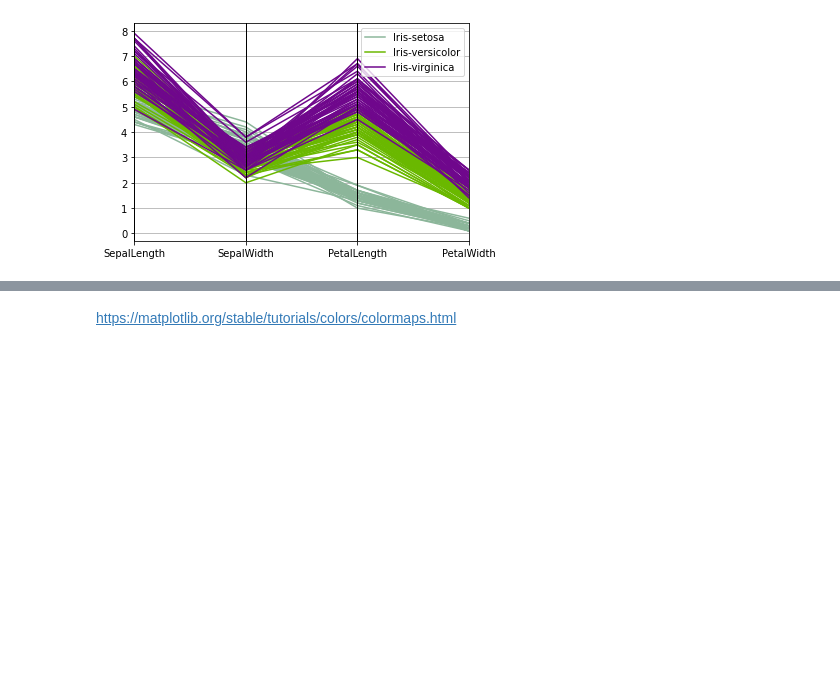
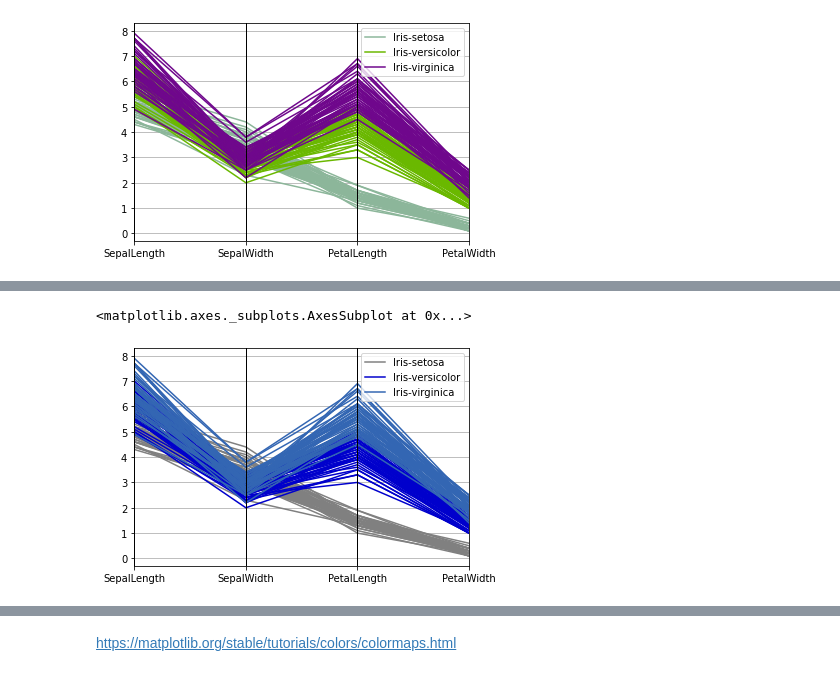
Before and after one commit to Nattakonjpg/BasicProg_DataViz65, a Jupyter notebook: DataViz01_Table_Data.ipynb, the cells around one changed output, grey strips where cells are left out. Drawn from its saved outputs; the diff is of its cells as text; code cells hidden in the pictures; blank space fills up the shorter version.

```diff
--- a/DataViz01_Table_Data.ipynb
+++ b/DataViz01_Table_Data.ipynb
@@ -28 +54,6 @@ pd.plotting.parallel_coordinates(df, "Name", color=["Sepallength", "Petalength",
+# %%
+pd.plotting.parallel_coordinates(df, 'Name', color=[[0.5,0.5,0.5],[0,0,0.8],[0.2,0.4,0.7]])
+# %% [output]
+<matplotlib.axes._subplots.AxesSubplot at 0x...>
+[figure, added]
 # %%
```
Also changed, not shown: parts of 20 cells of this notebook.
